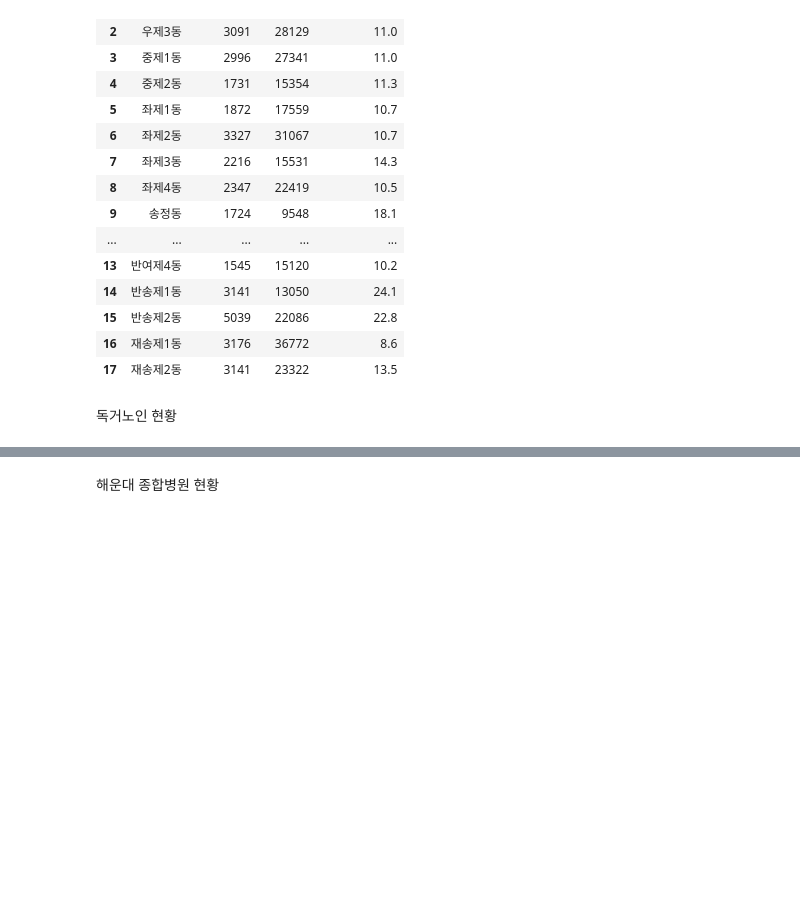
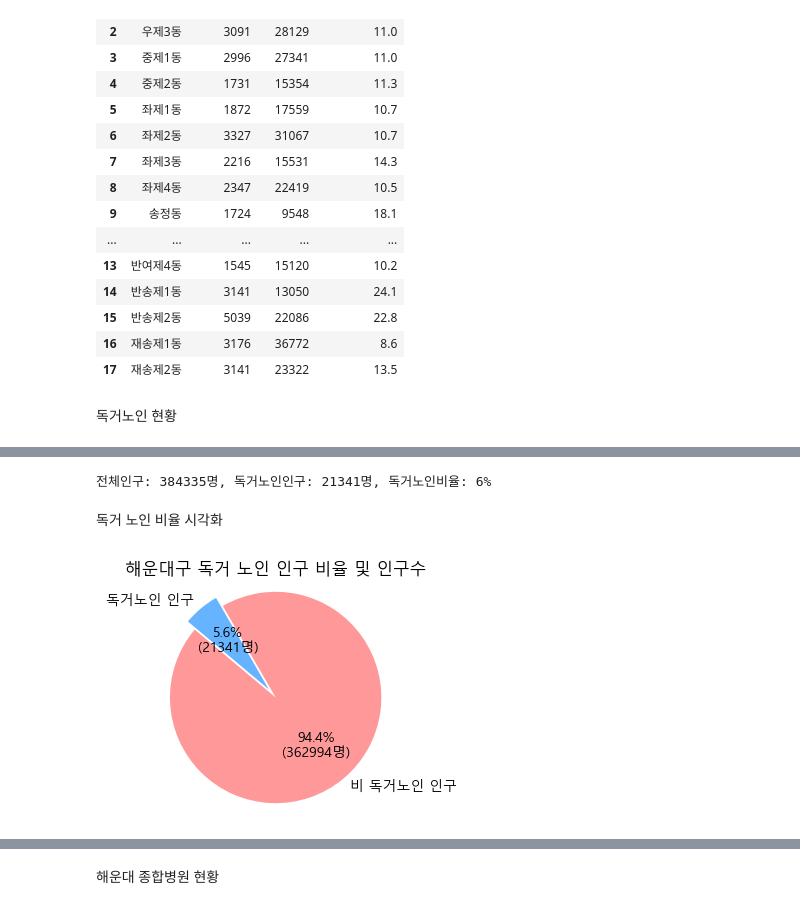
Before and after one commit to ksm1113/haeundae_bigdata, a Jupyter notebook: noin.ipynb, the cells around one changed output, grey strips where cells are left out. Drawn from its saved outputs; the diff is of its cells as text; code cells hidden in the pictures; blank space fills up the shorter version.

```diff
--- a/noin.ipynb
+++ b/noin.ipynb
@@ -90,3 +127,41 @@ alone
+# %%
+total_alone = alone['합계(명)'].sum()
+total = result_df['전체인구'].sum()
+print(f'전체인구: {total}명, 독거노인인구: {total_alone}명, 독거노인비율: {round((total_alone/total)*100)}%')
+# %% [output]
+전체인구: 384335명, 독거노인인구: 21341명, 독거노인비율: 6%
+# %% [markdown]
+독거 노인 비율 시각화
+# %%
+# 비독거노인 인구수 계산
+non_alone_old_population = total - total_alone
+
+# 파이 차트 데이터 준비
+sizes = [non_alone_old_population, total_alone]
+labels = ['비 독거노인 인구', '독거노인 인구']
+colors = ['#ff9999', '#66b3ff']  # 색상 설정
+explode = (0, 0.1)  # 노인 인구 부분을 조금 돌출시킴
+
+# 폰트 설정
+plt.rcParams['font.family'] ='Malgun Gothic'
+plt.rcParams['axes.unicode_minus'] =False
+
+# 각 부분의 라벨과 비율 및 실제 수치 포맷팅
+def make_autopct(values):
+    def my_autopct(pct):
+        total = sum(values)
+        val = int(round(pct*total/100.0))
+        return '{p:.1f}%\n({v:d}명)'.format(p=pct,v=val)
+    return my_autopct
+
+# 파이 차트 그리기
+plt.figure(figsize=(3, 3))  # 차트 크기 설정
+plt.pie(sizes, explode=explode, labels=labels, colors=colors, autopct=make_autopct(sizes), startangle=140)
+plt.title('해운대구 독거 노인 인구 비율 및 인구수')  # 차트 제목 설정
+plt.axis('equal')  # 원형 차트가 원형으로 보이도록 설정
+plt.show()
+# %% [output]
+[figure, added]
 # %%
 alone_ratio = round(alone['합계(명)']/result_df['노인인구수'],3)
 alone_elders = result_df.copy()
```
Also changed, not shown: parts of 6 cells of this notebook, 2 other files.
